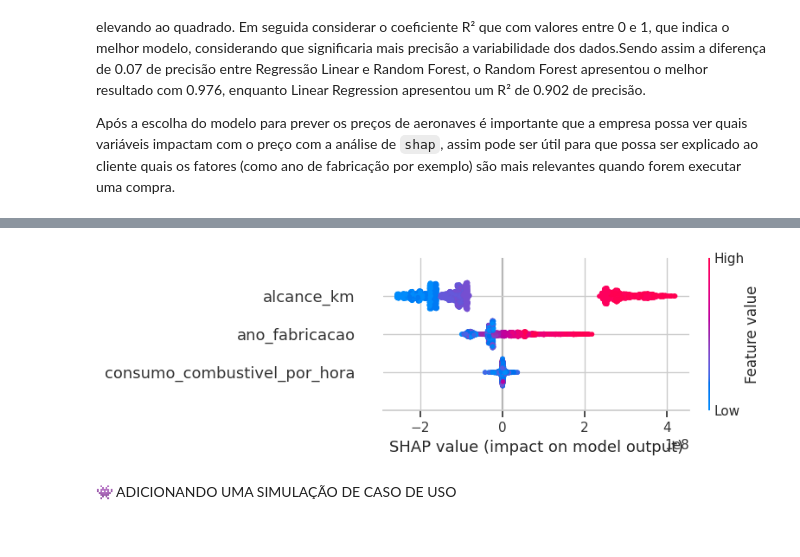
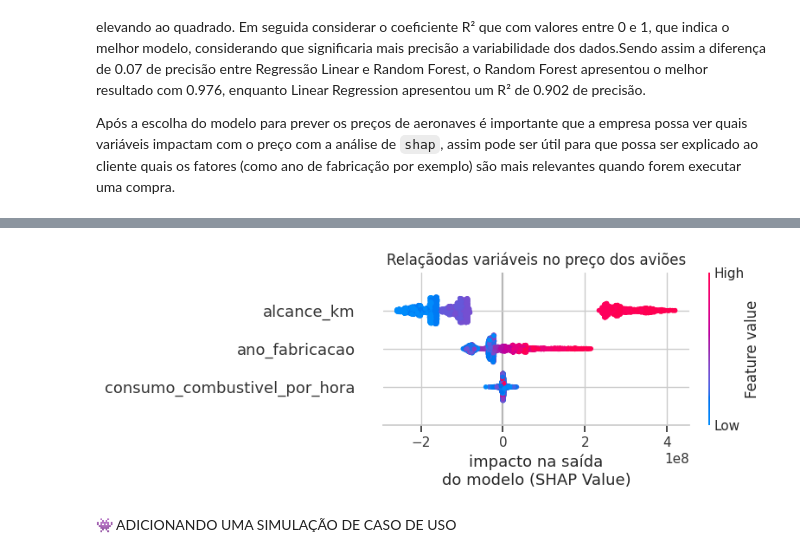
Before and after one commit to larifreitas/fundamentos-ds-e-ia, a Jupyter notebook: Atividade_airplane_price_dataset.ipynb, the cells around one changed output, grey strips where cells are left out. Cells and saved outputs as stored; diff of their text form; code cells hidden in the pictures.

Commit message:
Melhoria/comentario do shap e organização de importações

```diff
--- a/Atividade_airplane_price_dataset.ipynb
+++ b/Atividade_airplane_price_dataset.ipynb
@@ -650,8 +653,11 @@ shap_values = explainer.shap_values(x_test)
 # %%
 #grafico para analisar a importancia das variaveis
-shap.summary_plot(shap_values, x_test, feature_names=x_test.columns)
+shap.summary_plot(shap_values, x_test, feature_names=x_test.columns, show=False)
+plt.title("Relaçãodas variáveis no preço dos aviões")
+plt.xlabel("impacto na saída\ndo modelo (SHAP Value)")
+plt.show()
 # %% [output]
-[figure, old version]
+[figure, new version]
 # %% [markdown]
 👾 ADICIONANDO UMA SIMULAÇÃO DE CASO DE USO
 # %% [markdown]
```
Also changed, not shown: parts of 12 cells of this notebook.
